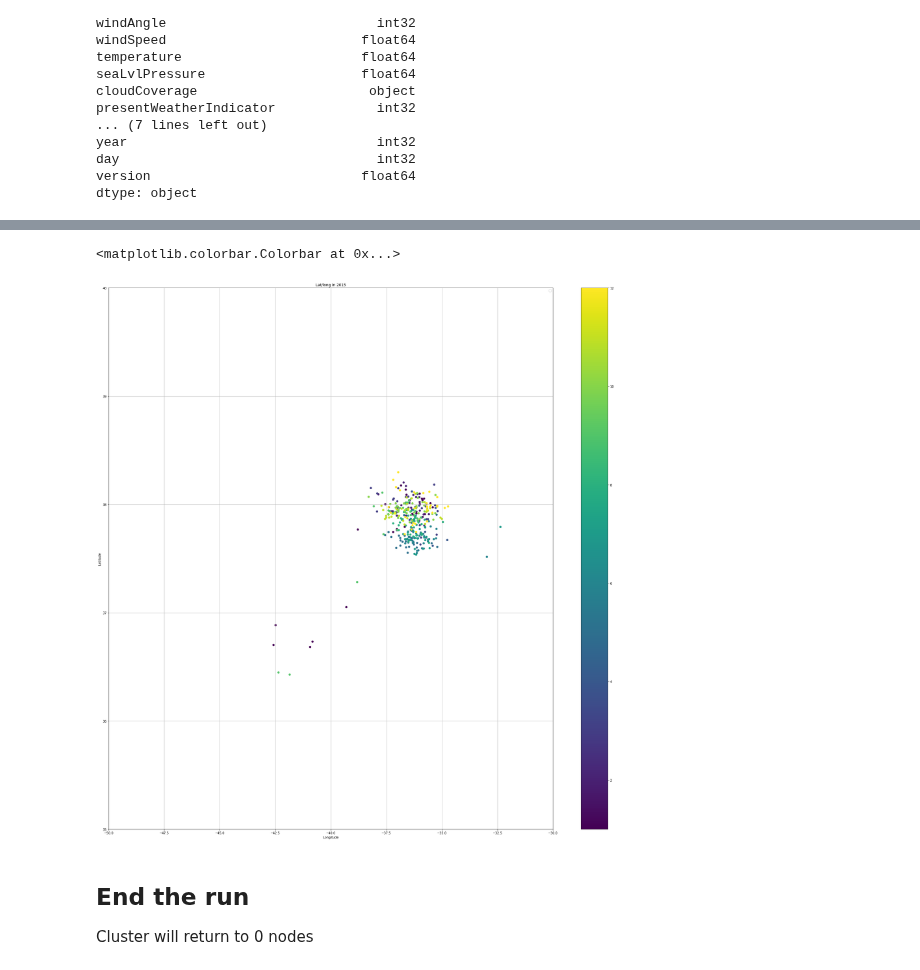
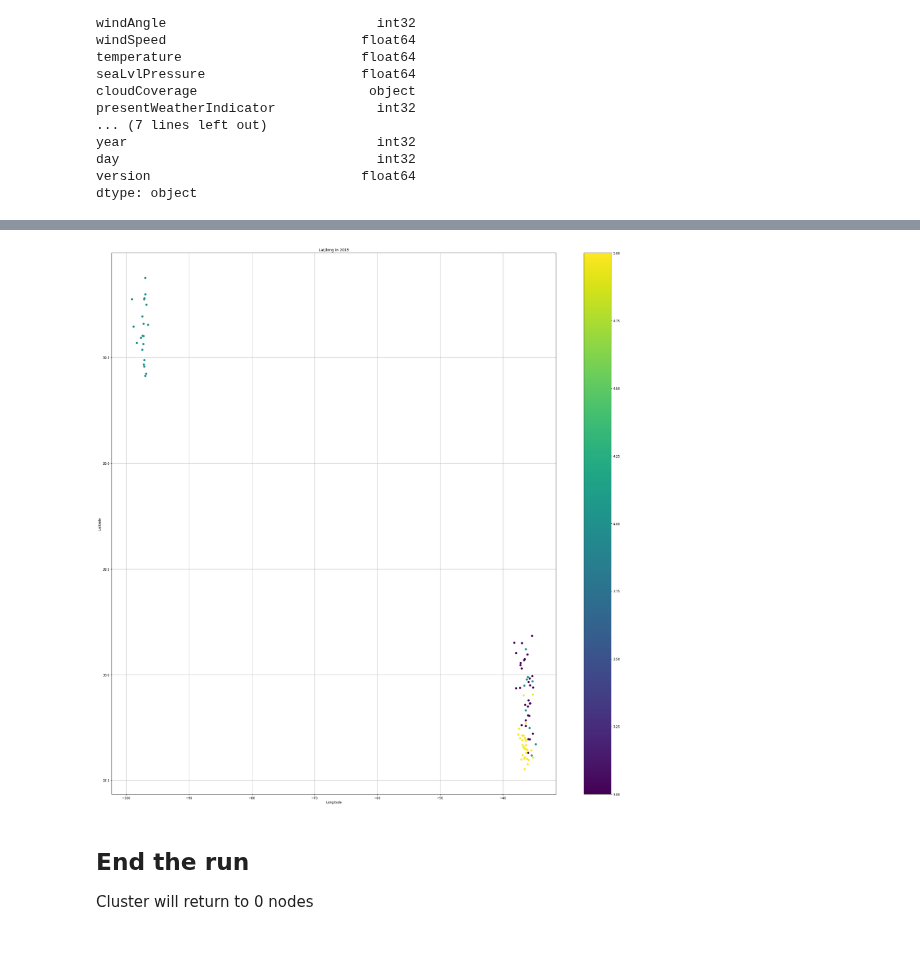
Before and after one commit to lostmygithubaccount/dasky, a Jupyter notebook: dask-eda.ipynb, the cells around one changed output, grey strips where cells are left out. Drawn from its saved outputs; the diff is of its cells as text; code cells hidden in the pictures.

```diff
--- a/dask-eda.ipynb
+++ b/dask-eda.ipynb
@@ -422,7 +345,7 @@ dtype: object
 # %%
 temp = df[df['year']==2015]
 temp['month'] = df['datetime'].dt.month
-temp = temp[(df.month > 2]
+temp = temp[(temp.month > 2) & (temp.month < 6)]
 places = temp.groupby(temp.datetime.dt.floor('d'))['longitude', 'latitude', 'month'].mean().compute()
 # %%
 plt.figure(figsize=(32, 32))
@@ -430,9 +353,6 @@ plt.scatter(places.longitude, places.latitude, c=places['month'])
 plt.title('Lat/long in 2015')
 plt.xlabel('Longitude')
 plt.ylabel('Latitude')
-plt.xlim([-50, -30])
-plt.ylim([35, 40])
 plt.grid()
-plt.legend()
 plt.colorbar()
 # %% [output]
@@ -440,5 +360,4 @@ WARNING - No handles with labels found to put in legend.
-<matplotlib.colorbar.Colorbar at 0x...>
-[figure, old version]
+[figure, new version]
 # %% [markdown]
 ## End the run
 
```
Also changed, not shown: parts of 21 cells of this notebook.
